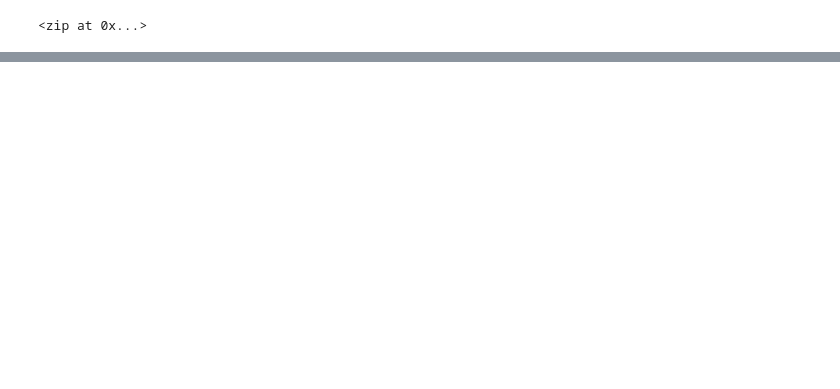
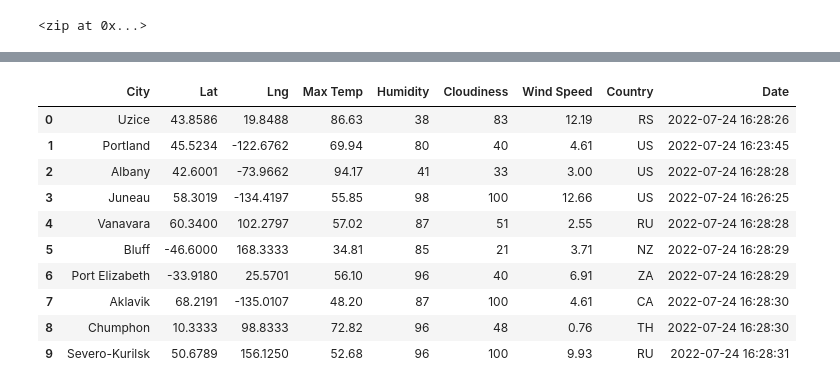
Before and after one commit to RKDSpace/World_Weather_Analysis, a Jupyter notebook: WeatherPy.ipynb, the cells around one changed output, grey strips where cells are left out. Drawn from its saved outputs; the diff is of its cells as text; code cells hidden in the pictures; blank space fills up the shorter version.

```diff
--- a/WeatherPy.ipynb
+++ b/WeatherPy.ipynb
@@ -54,0 +68,3 @@ len(cities)
+# %%
+url = "http://api.openweathermap.org/data/2.5/weather?units=Imperial&APPID=" + weather_api_key
+print(url)
@@ -54,0 +90,4 @@ len(cities)
+# %%
+city_url = url + "&q=" + "Boston"
+city_weather = requests.get(city_url)
+city_weather
@@ -54,0 +198,16 @@ len(cities)
+# %%
+# Convert the array of dictionaries to a Pandas DataFrame.
+city_data_df = pd.DataFrame(city_data)
+city_data_df.head(10)
+# %% [output]
+|  | City | Lat | Lng | Max Temp | Humidity | Cloudiness | Wind Speed | Country | Date |
+| 0 | Uzice | 43.8586 | 19.8488 | 86.63 | 38 | 83 | 12.19 | RS | 2022-07-24 16:28:26 |
+| 1 | Portland | 45.5234 | -122.6762 | 69.94 | 80 | 40 | 4.61 | US | 2022-07-24 16:23:45 |
+| 2 | Albany | 42.6001 | -73.9662 | 94.17 | 41 | 33 | 3.00 | US | 2022-07-24 16:28:28 |
+| 3 | Juneau | 58.3019 | -134.4197 | 55.85 | 98 | 100 | 12.66 | US | 2022-07-24 16:26:25 |
+| 4 | Vanavara | 60.3400 | 102.2797 | 57.02 | 87 | 51 | 2.55 | RU | 2022-07-24 16:28:28 |
+| 5 | Bluff | -46.6000 | 168.3333 | 34.81 | 85 | 21 | 3.71 | NZ | 2022-07-24 16:28:29 |
+| 6 | Port Elizabeth | -33.9180 | 25.5701 | 56.10 | 96 | 40 | 6.91 | ZA | 2022-07-24 16:28:29 |
+| 7 | Aklavik | 68.2191 | -135.0107 | 48.20 | 87 | 100 | 4.61 | CA | 2022-07-24 16:28:30 |
+| 8 | Chumphon | 10.3333 | 98.8333 | 72.82 | 96 | 48 | 0.76 | TH | 2022-07-24 16:28:30 |
+| 9 | Severo-Kurilsk | 50.6789 | 156.1250 | 52.68 | 96 | 100 | 9.93 | RU | 2022-07-24 16:28:31 |
```
Also changed, not shown: parts of 18 cells of this notebook, 3 other files.
